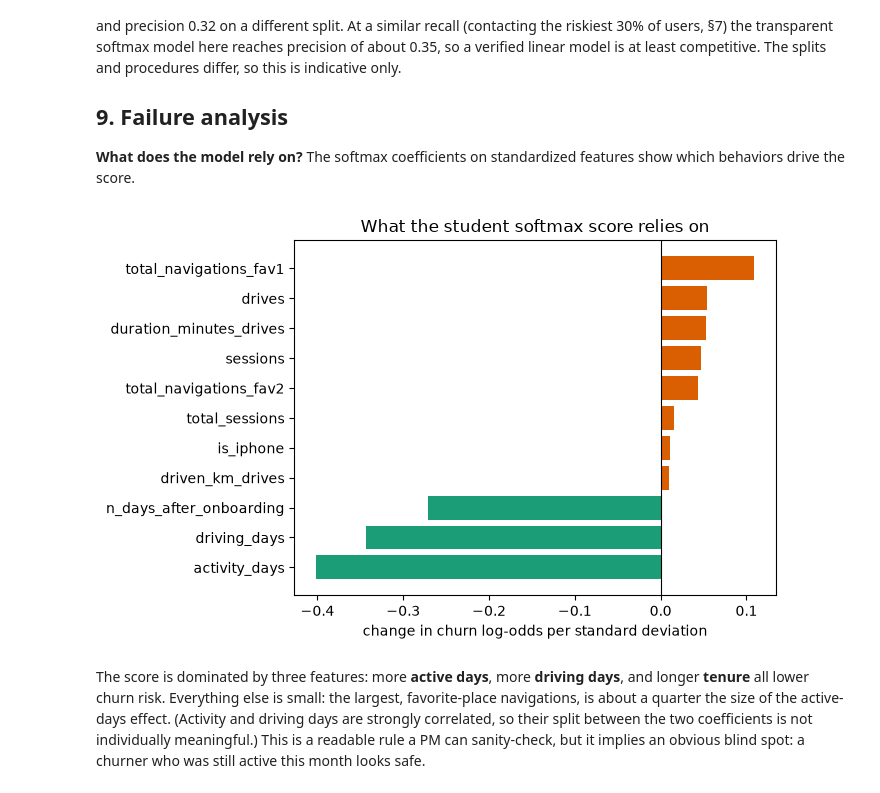
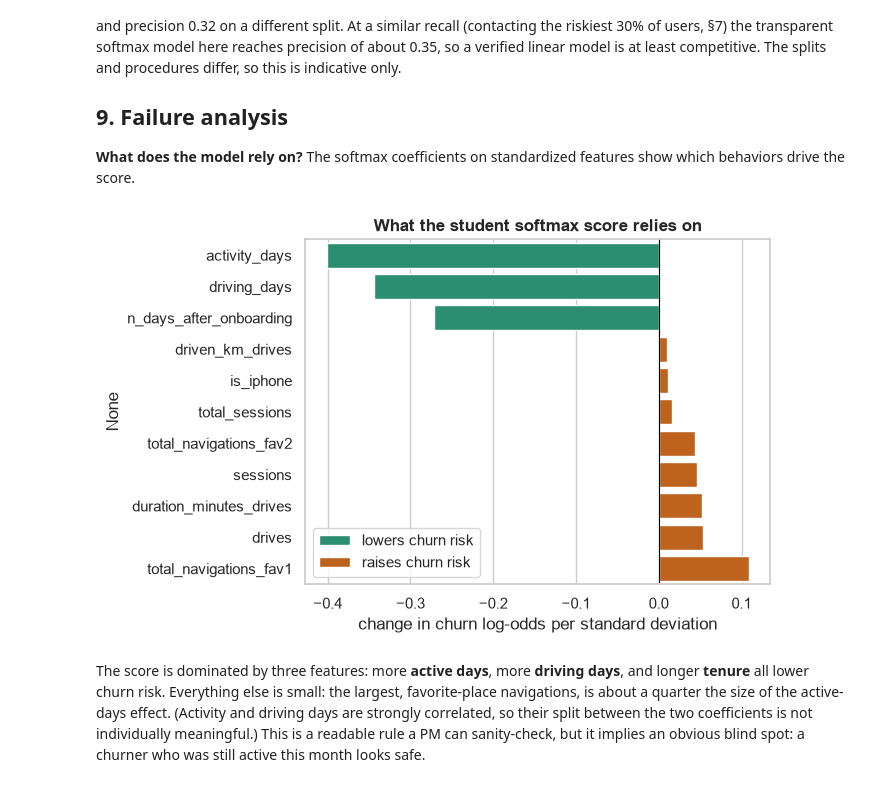
Before and after one commit to Jorgo-Rice/inde_577, a Jupyter notebook: notebooks/02-waze-churn-softmax-vs-knn.ipynb, the cells around one changed output. Cells and saved outputs as stored; diff of their text form; code cells hidden in the pictures.

```diff
--- a/notebooks/02-waze-churn-softmax-vs-knn.ipynb
+++ b/notebooks/02-waze-churn-softmax-vs-knn.ipynb
@@ -27,6 +27,7 @@ from pathlib import Path
 import matplotlib.pyplot as plt
 import numpy as np
 import pandas as pd
+import seaborn as sns
 from sklearn.linear_model import LogisticRegression
 from sklearn.metrics import (
     average_precision_score,
@@ -50,7 +51,9 @@ from dsm_project.evaluation import (
     precision_recall_at,
 )
 from dsm_project.experiments import evaluate_supervised_estimator, split_supervised_task
+from dsm_project.visualization import OUTCOME_PALETTE, plot_rate_by_group, rate_by_group, set_theme
 
+set_theme()
 CONFIG_PATH = Path("configs/waze.toml")
 TASK_KEY = "classification"
 
@@ -316,15 +318,20 @@ for name, key in SELECTED.items():
                             "lift vs random": precision / dev_y.mean()})
 display(pd.DataFrame(budget_rows).set_index(["model", "outreach budget"]).round(3))
 
-fig, ax = plt.subplots(figsize=(6.5, 4.5))
+gains = []
 for name, key in SELECTED.items():
     scores = oof[key]
-    order = np.argsort(-scores)
-    hits = np.cumsum(dev_y.to_numpy()[order])
-    ax.plot(np.arange(1, len(scores) + 1) / len(scores), hits / hits[-1], label=name)
+    hits = np.cumsum(dev_y.to_numpy()[np.argsort(-scores)])
+    gains.append(pd.DataFrame({
+        "share of users contacted (riskiest first)": np.arange(1, len(scores) + 1) / len(scores),
+        "share of churners reached": hits / hits[-1],
+        "model": name,
+    }))
+fig, ax = plt.subplots(figsize=(6.5, 4.5))
+sns.lineplot(data=pd.concat(gains), x="share of users contacted (riskiest first)",
+             y="share of churners reached", hue="model", ax=ax)
 ax.plot([0, 1], [0, 1], ":", color="black", label="random outreach")
-ax.set(xlabel="share of users contacted (riskiest first)", ylabel="share of churners reached",
-       title="Development cumulative gains (out-of-fold)")
+ax.set(title="Development cumulative gains (out-of-fold)")
 ax.legend();
 # %% [output]
 |  |  | precision | recall | lift vs random |
@@ -400,18 +407,20 @@ display(pd.DataFrame(test_rows).set_index("model").round(3))
 # %%
 softmax_result = results["student softmax"]
 fitted = softmax_result.estimator.estimator_[-1]
 log_odds = pd.Series(fitted.coef_[:, 1] - fitted.coef_[:, 0], index=softmax_result.feature_names)
 log_odds = log_odds.sort_values()
 
 fig, ax = plt.subplots(figsize=(7, 4.5))
-ax.barh(log_odds.index, log_odds.values,
-        color=["#1b9e77" if v < 0 else "#d95f02" for v in log_odds.values])
+direction = np.where(log_odds.values < 0, "lowers churn risk", "raises churn risk")
+sns.barplot(x=log_odds.values, y=log_odds.index, hue=direction,
+            palette={"lowers churn risk": OUTCOME_PALETTE["retained"],
+                     "raises churn risk": OUTCOME_PALETTE["churned"]}, ax=ax)
 ax.axvline(0, color="black", linewidth=0.8)
 ax.set(xlabel="change in churn log-odds per standard deviation",
        title="What the student softmax score relies on")
 plt.tight_layout()
 # %% [output]
-[figure, old version]
+[figure, new version]
 # %% [markdown]
 The score is dominated by three features: more **active days**, more **driving days**, and longer **tenure** all lower churn risk. Everything else is small: the largest, favorite-place navigations, is about a quarter the size of the active-days effect. (Activity and driving days are strongly correlated, so their split between the two coefficients is not individually meaningful.) This is a readable rule a PM can sanity-check, but it implies an obvious blind spot: a churner who was still active this month looks safe.
 # %%
```
Also changed, not shown: parts of 3 cells of this notebook, 2 other files.
